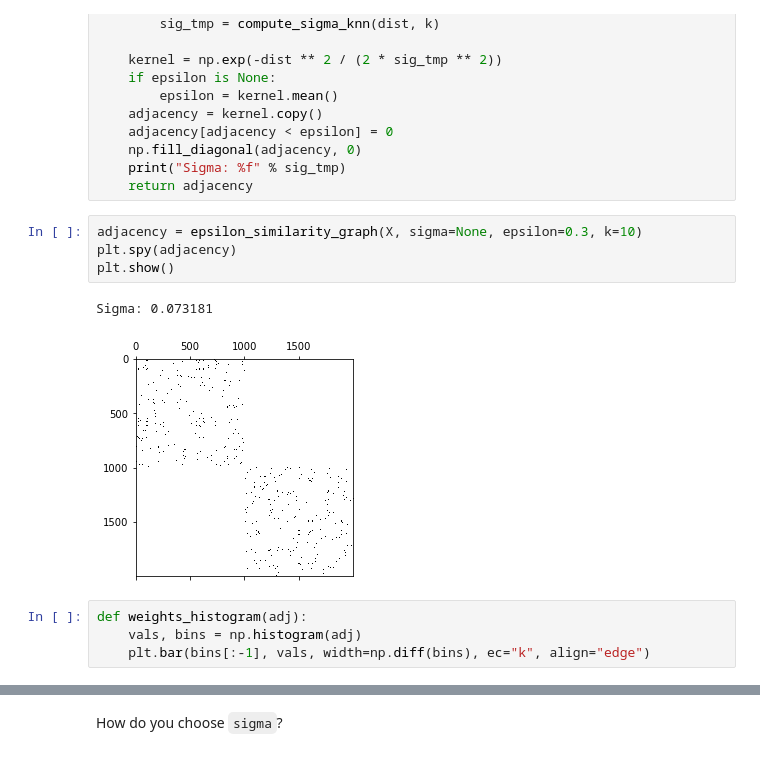
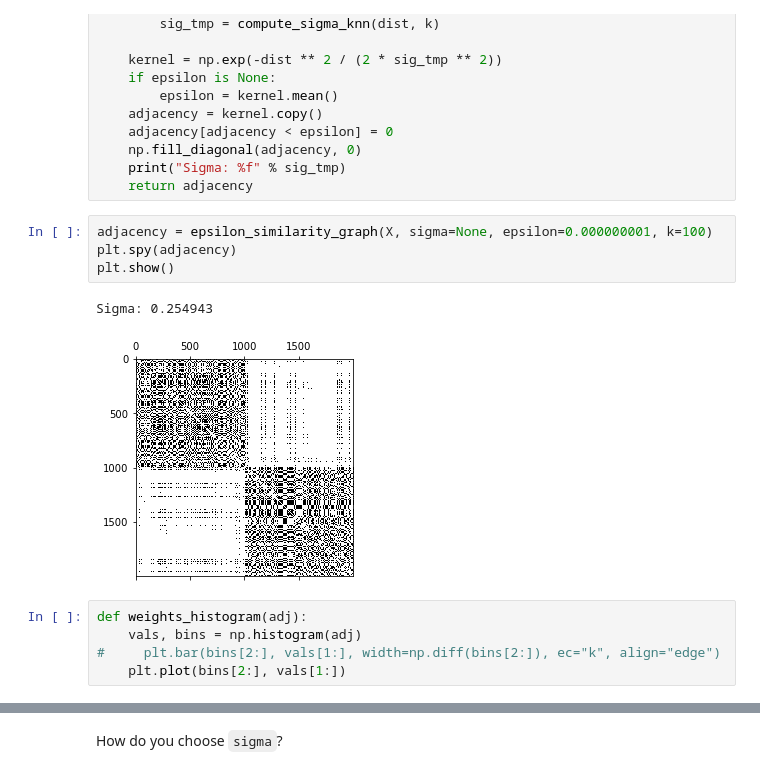
Before and after one commit to raphaelreis/ntds_2019, a Jupyter notebook: assignments/2_learning_with_graphs.ipynb, the cells around one changed output, grey strips where cells are left out. Cells and saved outputs as stored; diff of their text form.

```diff
--- a/assignments/2_learning_with_graphs.ipynb
+++ b/assignments/2_learning_with_graphs.ipynb
@@ -97,16 +97,17 @@ def epsilon_similarity_graph(X: np.ndarray, sigma=None, epsilon=0, k=10):
     print("Sigma: %f" % sig_tmp)
     return adjacency
 # %%
-adjacency = epsilon_similarity_graph(X, sigma=None, epsilon=0.3, k=10)
+adjacency = epsilon_similarity_graph(X, sigma=None, epsilon=0.000000001, k=100)
 plt.spy(adjacency)
 plt.show()
 # %% [output]
-Sigma: 0.073181
+Sigma: 0.254943
-[figure, old version]
+[figure, new version]
 # %%
 def weights_histogram(adj):
     vals, bins = np.histogram(adj)
-    plt.bar(bins[:-1], vals, width=np.diff(bins), ec="k", align="edge")
+#     plt.bar(bins[2:], vals[1:], width=np.diff(bins[2:]), ec="k", align="edge")
+    plt.plot(bins[2:], vals[1:])
 # %%
 weights_histogram(adjacency)
 # %% [output]
```
Also changed, not shown: parts of 63 cells of this notebook, 4 other files.
